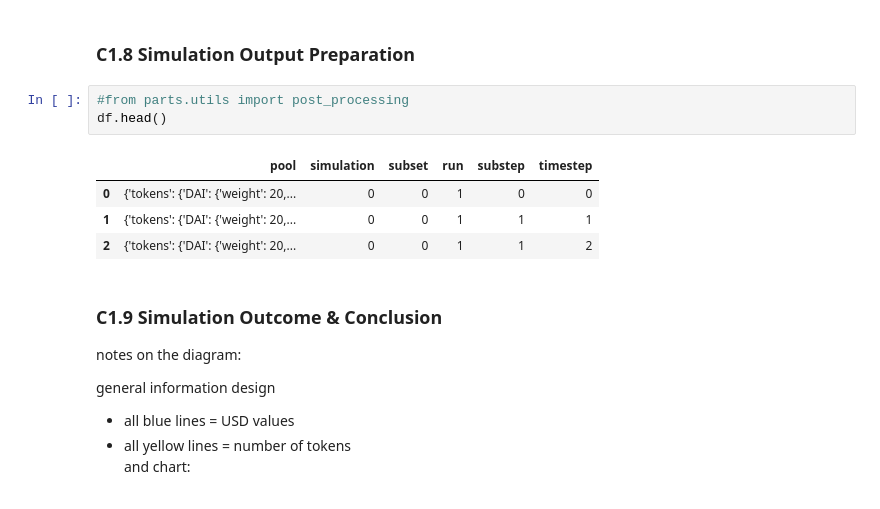
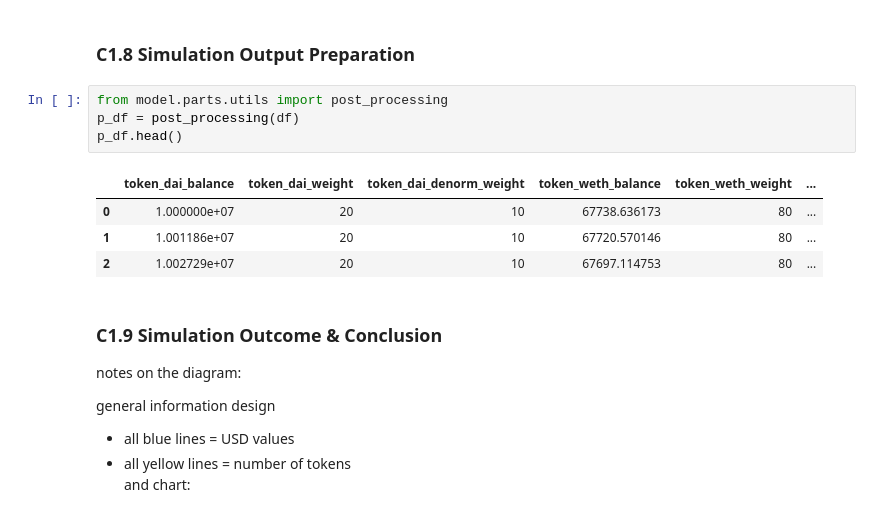
Before and after one commit to TokenEngineeringCommunity/BalancerPools_Model, a Jupyter notebook: BalancerAMM-v013.ipynb, the cells around one changed output. Cells and saved outputs as stored; diff of their text form.

```diff
--- a/BalancerAMM-v013.ipynb
+++ b/BalancerAMM-v013.ipynb
@@ -223,13 +223,14 @@ Total execution time: 0.01s
 # %% [markdown]
 ### C1.8 Simulation Output Preparation
 # %%
-#from parts.utils import post_processing
-df.head()
+from model.parts.utils import post_processing
+p_df = post_processing(df)
+p_df.head()
 # %% [output]
-|  | pool | simulation | subset | run | substep | timestep |
-| 0 | {'tokens': {'DAI': {'weight': 20,... | 0 | 0 | 1 | 0 | 0 |
-| 1 | {'tokens': {'DAI': {'weight': 20,... | 0 | 0 | 1 | 1 | 1 |
-| 2 | {'tokens': {'DAI': {'weight': 20,... | 0 | 0 | 1 | 1 | 2 |
+|  | token_dai_balance | token_dai_weight | token_dai_denorm_weight | token_weth_balance | token_weth_weight | ... |
+| 0 | 1.000000e+07 | 20 | 10 | 67738.636173 | 80 | ... |
+| 1 | 1.001186e+07 | 20 | 10 | 67720.570146 | 80 | ... |
+| 2 | 1.002729e+07 | 20 | 10 | 67697.114753 | 80 | ... |
 # %% [markdown]
 ### C1.9 Simulation Outcome & Conclusion
 
```
